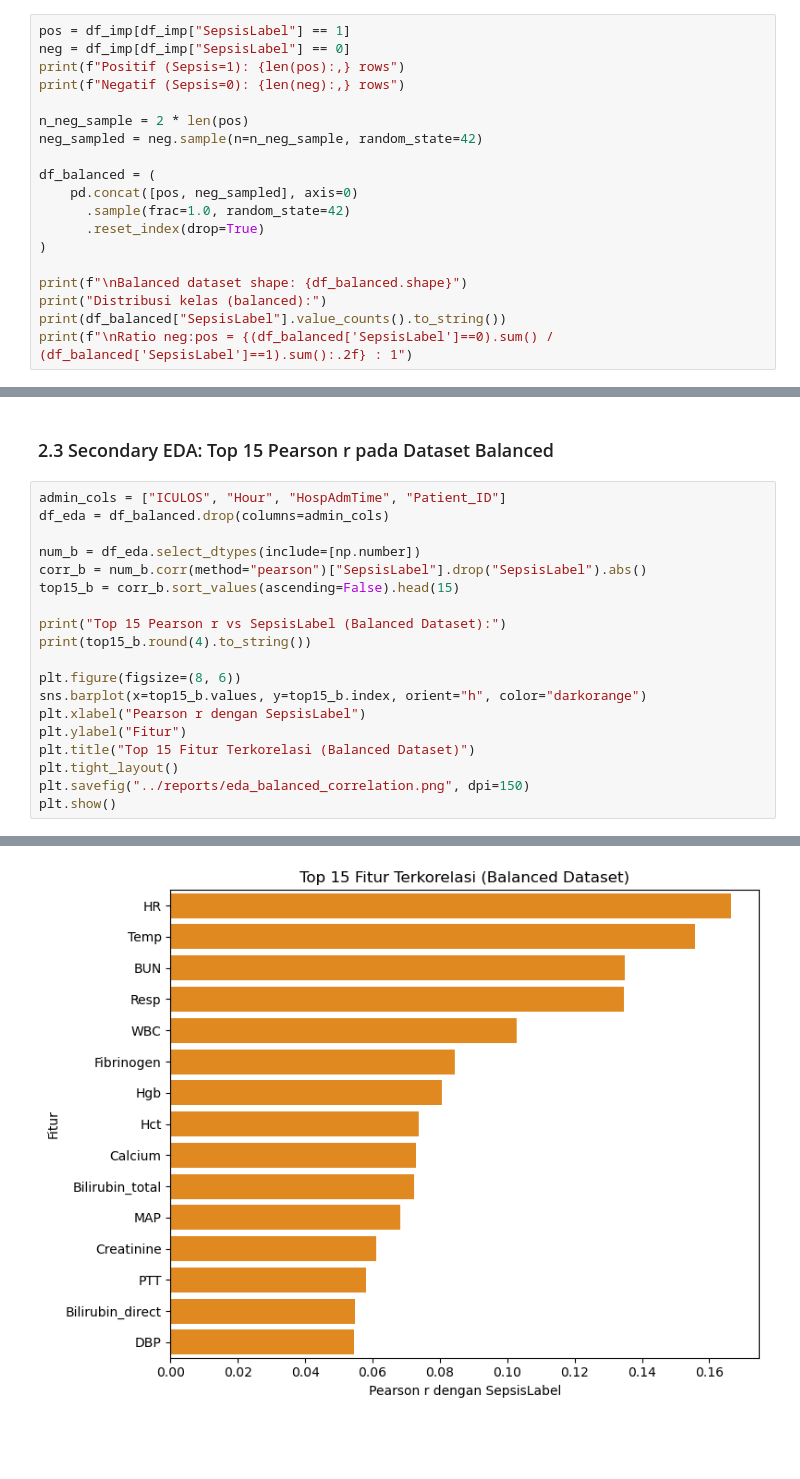
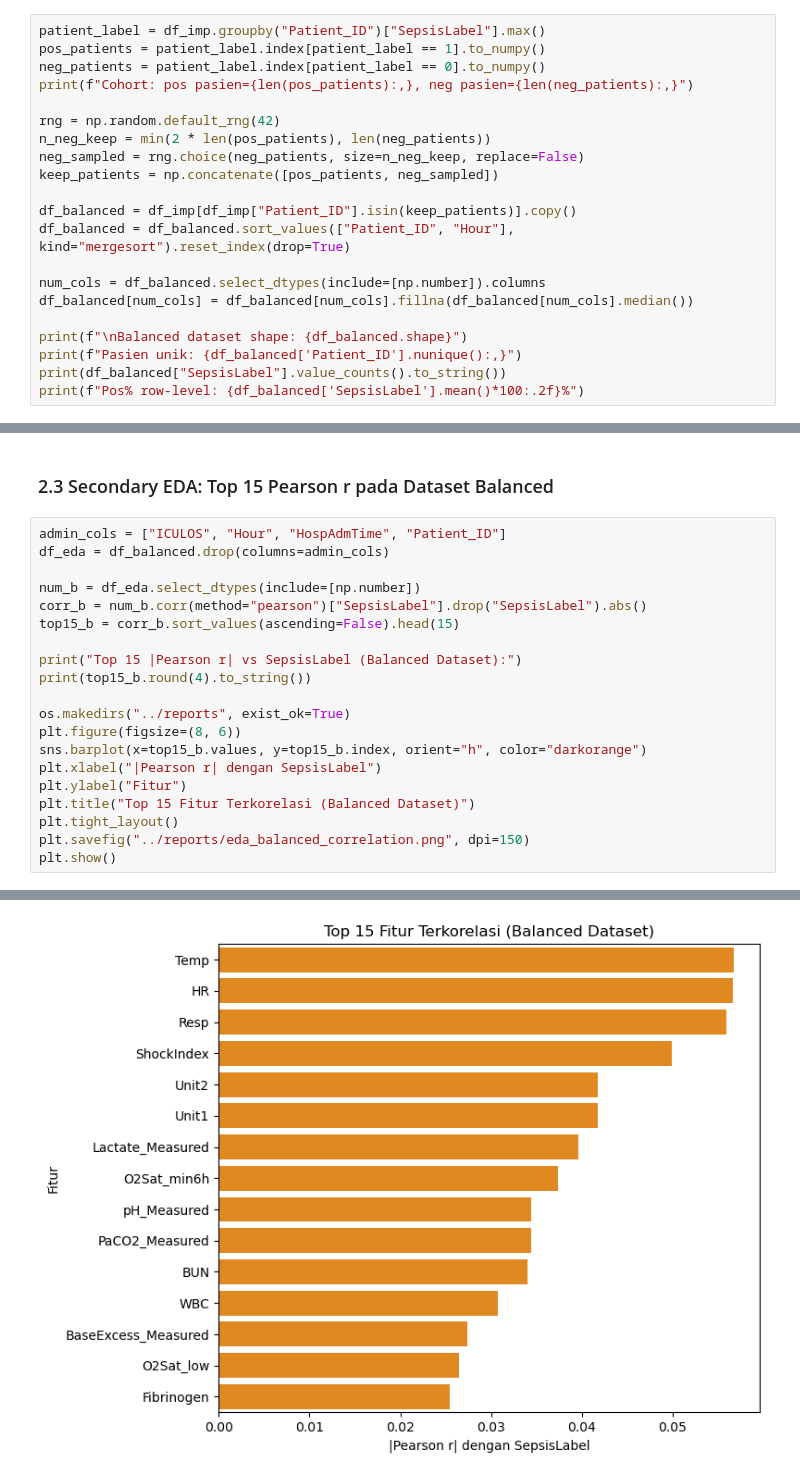
Before and after one commit to PeterWongsoredjo/Tubes_KDS, a Jupyter notebook: notebooks/01_eda_sepsis.ipynb, the cells around one changed output, grey strips where cells are left out. Cells and saved outputs as stored; diff of their text form; blank space fills up the shorter version.

```diff
--- a/notebooks/01_eda_sepsis.ipynb
+++ b/notebooks/01_eda_sepsis.ipynb
@@ -151,20 +208,22 @@ NaN total setelah ffill dan median: 0
 # %%
-pos = df_imp[df_imp["SepsisLabel"] == 1]
-neg = df_imp[df_imp["SepsisLabel"] == 0]
-print(f"Positif (Sepsis=1): {len(pos):,} rows")
-print(f"Negatif (Sepsis=0): {len(neg):,} rows")
+patient_label = df_imp.groupby("Patient_ID")["SepsisLabel"].max()
+pos_patients = patient_label.index[patient_label == 1].to_numpy()
+neg_patients = patient_label.index[patient_label == 0].to_numpy()
+print(f"Cohort: pos pasien={len(pos_patients):,}, neg pasien={len(neg_patients):,}")
 
-n_neg_sample = 2 * len(pos)
-neg_sampled = neg.sample(n=n_neg_sample, random_state=42)
+rng = np.random.default_rng(42)
+n_neg_keep = min(2 * len(pos_patients), len(neg_patients))
+neg_sampled = rng.choice(neg_patients, size=n_neg_keep, replace=False)
+keep_patients = np.concatenate([pos_patients, neg_sampled])
 
-df_balanced = (
-    pd.concat([pos, neg_sampled], axis=0)
-      .sample(frac=1.0, random_state=42)
-      .reset_index(drop=True)
-)
+df_balanced = df_imp[df_imp["Patient_ID"].isin(keep_patients)].copy()
+df_balanced = df_balanced.sort_values(["Patient_ID", "Hour"], kind="mergesort").reset_index(drop=True)
+
+num_cols = df_balanced.select_dtypes(include=[np.number]).columns
+df_balanced[num_cols] = df_balanced[num_cols].fillna(df_balanced[num_cols].median())
 
 print(f"\nBalanced dataset shape: {df_balanced.shape}")
-print("Distribusi kelas (balanced):")
+print(f"Pasien unik: {df_balanced['Patient_ID'].nunique():,}")
 print(df_balanced["SepsisLabel"].value_counts().to_string())
-print(f"\nRatio neg:pos = {(df_balanced['SepsisLabel']==0).sum() / (df_balanced['SepsisLabel']==1).sum():.2f} : 1")
+print(f"Pos% row-level: {df_balanced['SepsisLabel'].mean()*100:.2f}%")
 # %% [output]
@@ -188,12 +245,13 @@ num_b = df_eda.select_dtypes(include=[np.number])
 corr_b = num_b.corr(method="pearson")["SepsisLabel"].drop("SepsisLabel").abs()
 top15_b = corr_b.sort_values(ascending=False).head(15)
 
-print("Top 15 Pearson r vs SepsisLabel (Balanced Dataset):")
+print("Top 15 |Pearson r| vs SepsisLabel (Balanced Dataset):")
 print(top15_b.round(4).to_string())
 
+os.makedirs("../reports", exist_ok=True)
 plt.figure(figsize=(8, 6))
 sns.barplot(x=top15_b.values, y=top15_b.index, orient="h", color="darkorange")
-plt.xlabel("Pearson r dengan SepsisLabel")
+plt.xlabel("|Pearson r| dengan SepsisLabel")
 plt.ylabel("Fitur")
 plt.title("Top 15 Fitur Terkorelasi (Balanced Dataset)")
 plt.tight_layout()
@@ -219,4 +277,4 @@ DBP                 0.0545
-[figure, old version]
+[figure, new version]
 # %%
 missing_pct_balanced = (df_balanced.isna().mean() * 100).sort_values(ascending=False)
 missing_table_balanced = missing_pct_balanced.to_frame("missing_pct").round(2)
```
Also changed, not shown: parts of 12 cells of this notebook, 1 other file.
